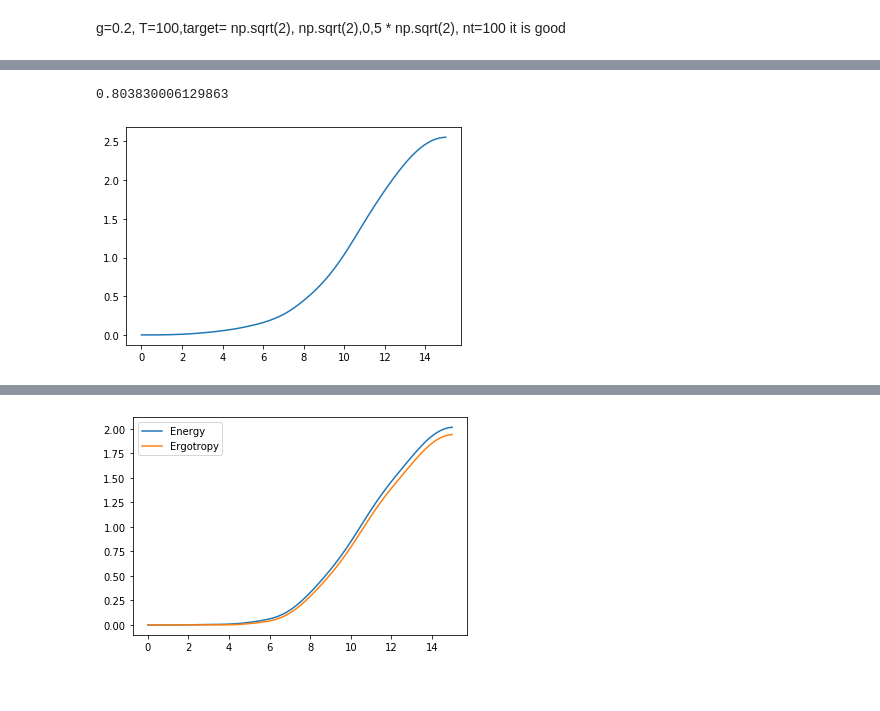
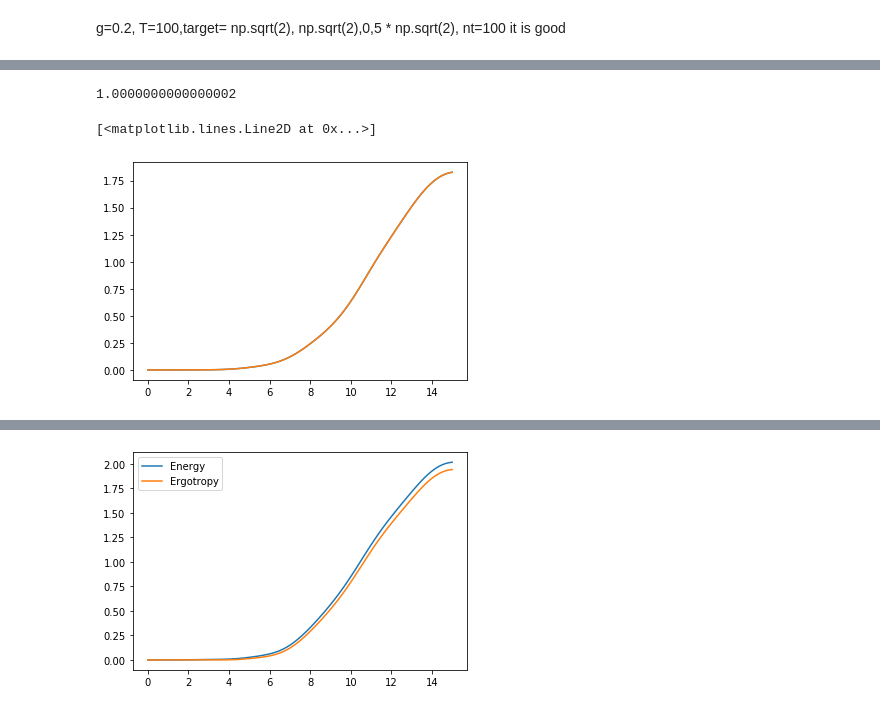
Before and after one commit to gsuarezr/krotov, a Jupyter notebook: Mixed/Linear/Gaussian(dissipation).ipynb, the cells around one changed output, grey strips where cells are left out. Drawn from its saved outputs; the diff is of its cells as text; code cells hidden in the pictures.

```diff
--- a/Mixed/Linear/Gaussian(dissipation).ipynb
+++ b/Mixed/Linear/Gaussian(dissipation).ipynb
@@ -329,25 +336,16 @@ print(power,ratio)
 # %%
-def Power(vector,w0):
-    psi=vector[0]
-    Energy=np.zeros(nt)
-    Ergotropy=np.zeros(nt)
-    for i in range (0,nt):
-        vec,covar=conversion(psi[i])
-        Energy[i]=1/2*(w0**2*np.real(covar[2,2])+np.real(covar[3,3])+w0**2*(np.real(vec[2]))**2+(np.real(vec[3]))**2)-1/2
-        D=np.real((1+2/w0*np.real(Energy[i])-w0*np.abs(np.real(vec[2])+1j*np.real(vec[3]))**2)**2-4*np.abs(w0*1/2*(np.real(covar[2,2])+np.real(vec[2])**2-1/(w0**2)*(np.real(covar[3,3])+np.real(vec[3])**2))+1j*(np.real(covar[2,3])+np.real(vec[2])*np.real(vec[3])))-w0/2*(np.real(vec[2])+1j/w0*np.real(vec[3]))**2)**2
-        Ergotropy[i]=np.real(Energy[i]-(np.sqrt(D)-1)/2)
-    return Ergotropy[nt-1]/T
+w0=omega
+Energy=np.zeros(nt)
+Ergotropy=np.zeros(nt)
+for i in range (0,nt):
+    vec,covar=conversion(opt_result.states[0][i])
+    Energy[i]=1/2*(w0**2*np.real(covar[2,2])+np.real(covar[3,3])+w0**2*(np.real(vec[2]))**2+(np.real(vec[3]))**2)-w0/2
+    D=np.real((1+2/w0*np.real(Energy[i])-w0*np.abs(np.real(vec[2])+1j*np.real(vec[3]))**2)**2-4*np.abs(w0*1/2*(np.real(covar[2,2])+np.real(vec[2])**2-1/(w0**2)*(np.real(covar[3,3])+np.real(vec[3])**2))+1j*(np.real(covar[2,3])+np.real(vec[2])*np.real(vec[3]))-w0/2*(np.real(vec[2])+1j/w0*np.real(vec[3]))**2)**2)
+    Ergotropy[i]=np.real(Energy[i]-(np.sqrt(D)-1)/2)
+print(Ergotropy[nt-1]/Energy[nt-1])
+plt.plot(tlist,Energy)
+plt.plot(tlist,Ergotropy)
+# %% [output]
+1.0000000000000002
+[<matplotlib.lines.Line2D at 0x...>]
+[figure, added]
-# %%
-Energy=np.zeros(nt)
-Ergotropy=np.zeros(nt)
-for i in range (0,nt):
-    vec,covar=conversion(opt_result.states[0][i])
-    Energy[i]=1/2*(np.real(covar[2,2])+np.real(covar[3,3])+(np.real(vec[2]))**2+(np.real(vec[3]))**2)-1/2
-    D=np.real((1+2*np.real(Energy[i])-np.abs(np.real(vec[2])+1j*np.real(vec[3]))**2)**2-4*np.abs(1/2*(np.real(covar[2,2])+np.real(vec[2])**2-(np.real(covar[3,3])+np.real(vec[3])**2)+1j*2*(np.real(covar[2,3])+np.real(vec[2])*np.real(vec[3])))-1/2*(np.real(vec[2])+1j*np.real(vec[3]))**2)**2)
-    Ergotropy[i]=np.real(Energy[i]-(np.sqrt(D)-1)/2)
-
-plt.plot(tlist,Energy)
-print(Ergotropy[nt-1]/Energy[nt-1])
-# %% [output]
-0.803830006129863
-[figure, removed]
```
Also changed, not shown: parts of 6 cells of this notebook, 1 other file.
